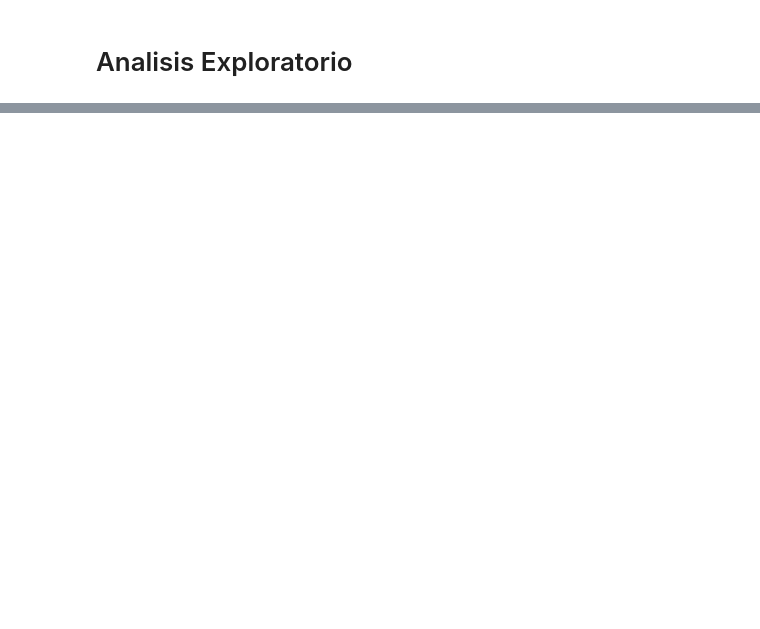
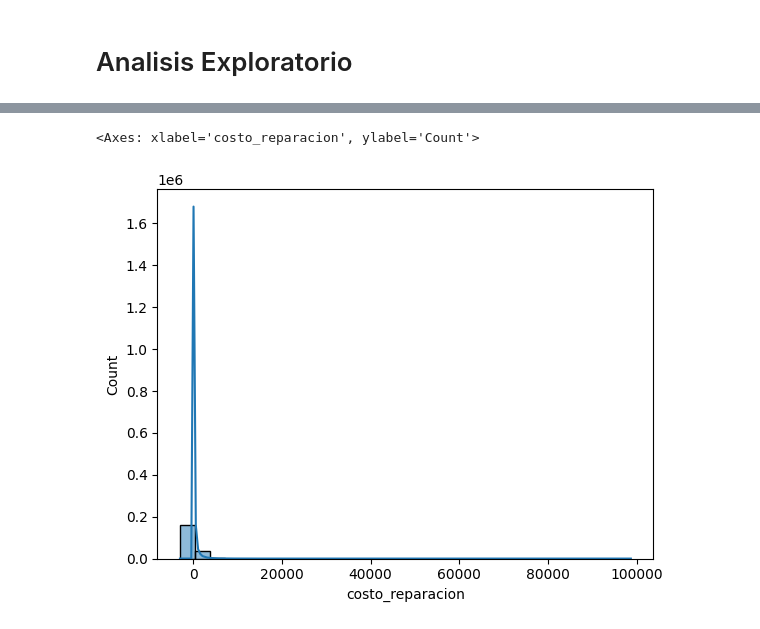
Before and after one commit to joralbra96/ColaborativoGithub, a Jupyter notebook: analisis.ipynb, the cells around one changed output, grey strips where cells are left out. Saved outputs shown, nothing was run; the diff lists cells and outputs as text; code cells hidden in the pictures; blank space fills up the shorter version.

```diff
--- a/analisis.ipynb
+++ b/analisis.ipynb
@@ -19,0 +32,5 @@ df.head()
+# %%
+sns.histplot(data=df, x='costo_reparacion', kde=True, bins=30)
+# %% [output]
+<Axes: xlabel='costo_reparacion', ylabel='Count'>
+[figure, added]
```
Also changed, not shown: parts of 3 cells of this notebook.
